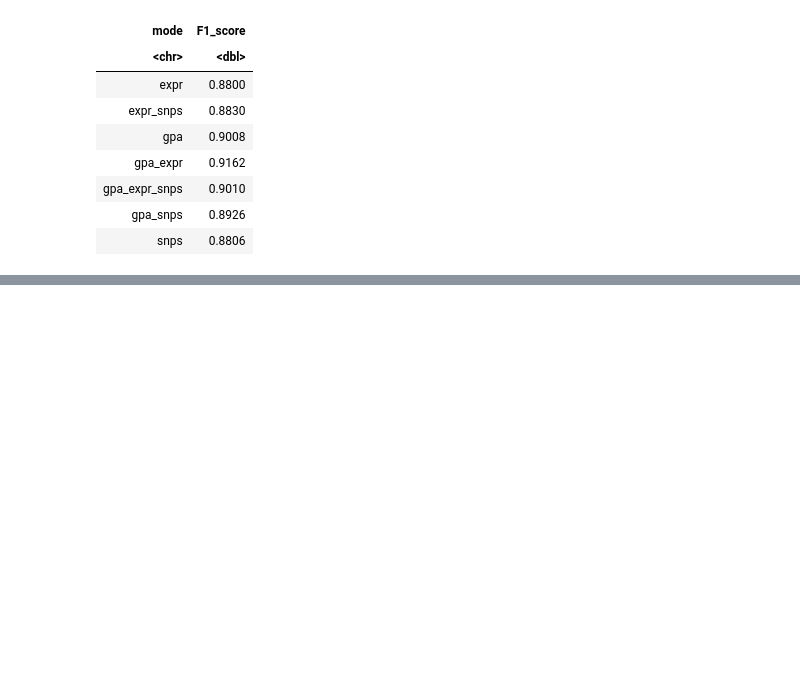
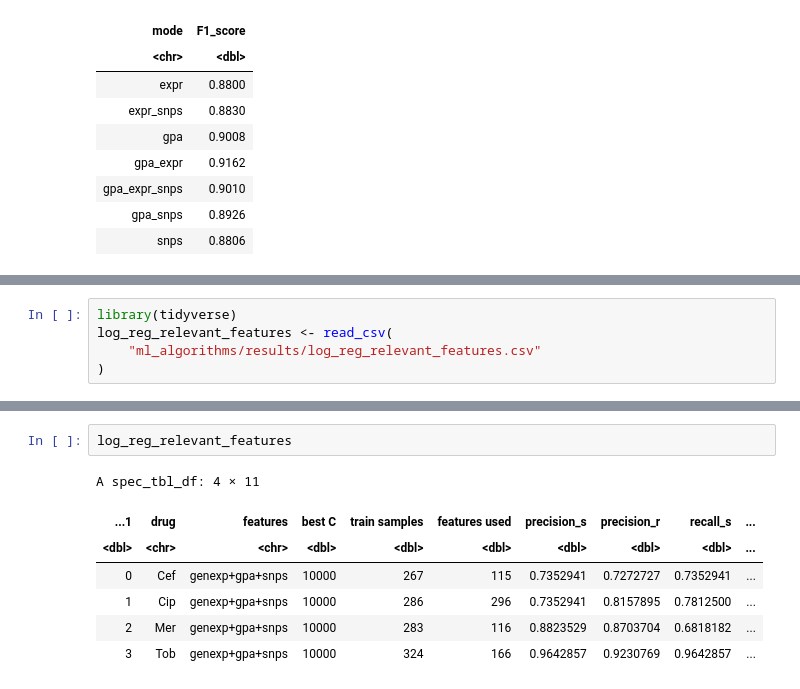
Before and after one commit to riccardo03-maker/Multiomic_integration_antimicrobial_resistance, a Jupyter notebook: r_trials.ipynb, the cells around one changed output, grey strips where cells are left out. Cells and saved outputs as stored; diff of their text form; blank space fills up the shorter version.

Commit message:
Implemented logistic regression with most relevant features

```diff
--- a/r_trials.ipynb
+++ b/r_trials.ipynb
@@ -172,0 +186,5 @@ A tibble: 12893 × 1
+# %%
+library(tidyverse)
+log_reg_relevant_features <- read_csv(
+    "ml_algorithms/results/log_reg_relevant_features.csv"
+)
@@ -172,0 +202,10 @@ A tibble: 12893 × 1
+# %%
+log_reg_relevant_features
+# %% [output]
+A spec_tbl_df: 4 × 11
+| ...1 | drug | features | best C | train samples | features used | precision_s | precision_r | recall_s | ... |
+| <dbl> | <chr> | <chr> | <dbl> | <dbl> | <dbl> | <dbl> | <dbl> | <dbl> | ... |
+| 0 | Cef | genexp+gpa+snps | 10000 | 267 | 115 | 0.7352941 | 0.7272727 | 0.7352941 | ... |
+| 1 | Cip | genexp+gpa+snps | 10000 | 286 | 296 | 0.7352941 | 0.8157895 | 0.7812500 | ... |
+| 2 | Mer | genexp+gpa+snps | 10000 | 283 | 116 | 0.8823529 | 0.8703704 | 0.6818182 | ... |
+| 3 | Tob | genexp+gpa+snps | 10000 | 324 | 166 | 0.9642857 | 0.9230769 | 0.9642857 | ... |
```
Also changed, not shown: parts of 11 cells of this notebook, 8 other files.
